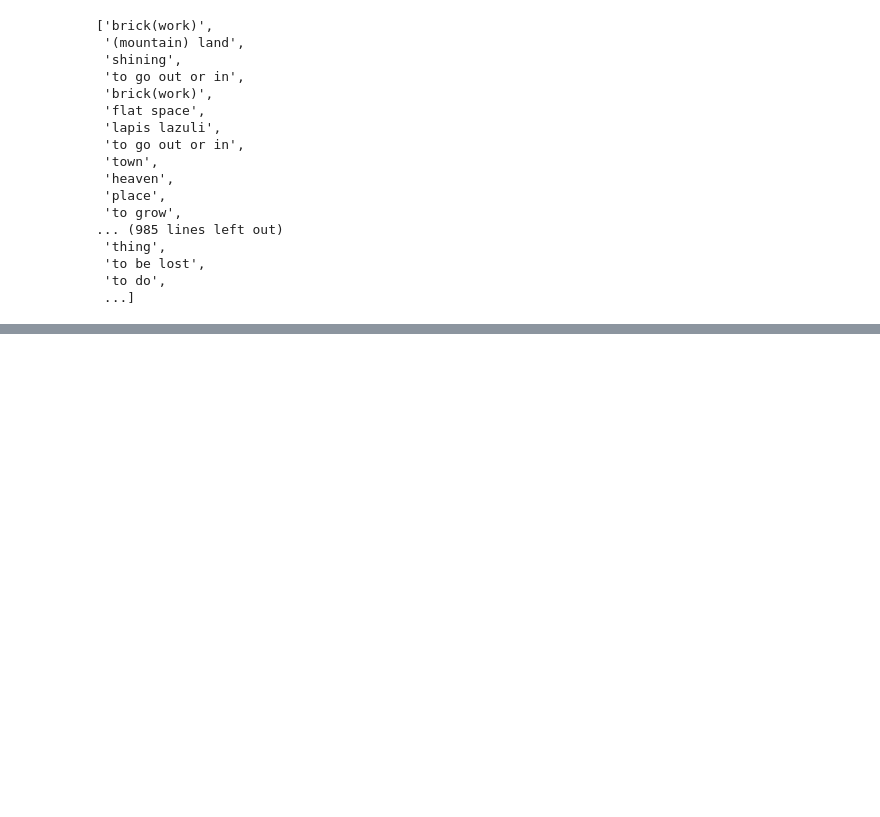
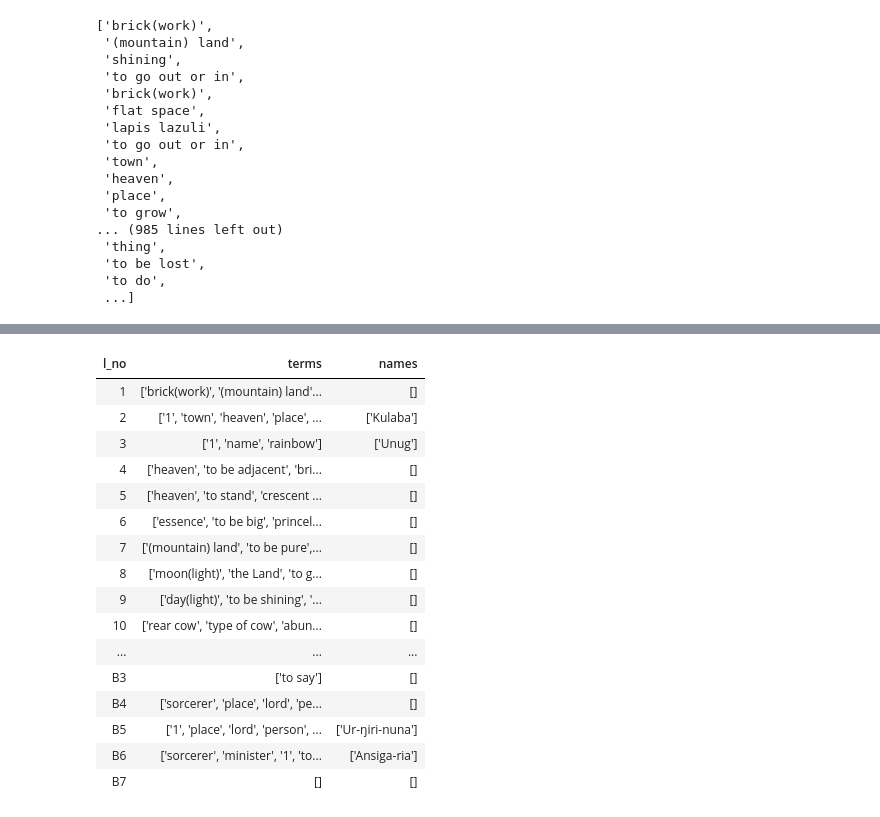
Before and after one commit to BIDS-projects/modules, a Jupyter notebook: digital-assyriology/Digital-Assyriology.ipynb, the cells around one changed output, grey strips where cells are left out. Cells and saved outputs as stored; diff of their text form; code cells hidden in the pictures; blank space fills up the shorter version.

```diff
--- a/digital-assyriology/Digital-Assyriology.ipynb
+++ b/digital-assyriology/Digital-Assyriology.ipynb
@@ -37,3 +42,7 @@ etcsl_words
  'to be lost',
  'to do',
  ...]
+# %%
+Enmerkar_table = Table.read_table('Enmerkar.txt', sep = ',')
+Enmerkar_table = Enmerkar_table.drop(['text_name', 'etcsl_no'])
+Enmerkar_table
@@ -39,0 +62,19 @@ etcsl_words
+# %%
+def term_finder (line):
+    terms = re.findall(r"(?<=\[)(.*?)(?=\])", line)
+    return terms
+
+def proper_noun(line):
+    nouns = re.findall(r"(?<=\:)(.*?)(?=\[)", line)
+    nouns = [word for word in nouns if (len(word) > 1 and word[0].isupper() and not word[1].isupper())]
+    return nouns
+# %%
+line_table = []
+names = []
+
+for i in range(Enmerkar_table.num_rows):
+    line_table.append(term_finder(Enmerkar_table['text'][i]))
+    names.append(proper_noun(Enmerkar_table[1][i]))
+# %%
+Enmerkar_table = Enmerkar_table.with_column('terms', line_table)
+Enmerkar_table
@@ -39,0 +94,21 @@ etcsl_words
+# %%
+Enmerkar_table = Enmerkar_table.with_column('names',names)
+Enmerkar_table.drop('text')
+# %% [output]
+| l_no | terms | names |
+| 1 | ['brick(work)', '(mountain) land'... | [] |
+| 2 | ['1', 'town', 'heaven', 'place', ... | ['Kulaba'] |
+| 3 | ['1', 'name', 'rainbow'] | ['Unug'] |
+| 4 | ['heaven', 'to be adjacent', 'bri... | [] |
+| 5 | ['heaven', 'to stand', 'crescent ... | [] |
+| 6 | ['essence', 'to be big', 'princel... | [] |
+| 7 | ['(mountain) land', 'to be pure',... | [] |
+| 8 | ['moon(light)', 'the Land', 'to g... | [] |
+| 9 | ['day(light)', 'to be shining', '... | [] |
+| 10 | ['rear cow', 'type of cow', 'abun... | [] |
+| ... | ... | ... |
+| B3 | ['to say'] | [] |
+| B4 | ['sorcerer', 'place', 'lord', 'pe... | [] |
+| B5 | ['1', 'place', 'lord', 'person', ... | ['Ur-ŋiri-nuna'] |
+| B6 | ['sorcerer', 'minister', '1', 'to... | ['Ansiga-ria'] |
+| B7 | [] | [] |
```
Also changed, not shown: parts of 5 cells of this notebook.
